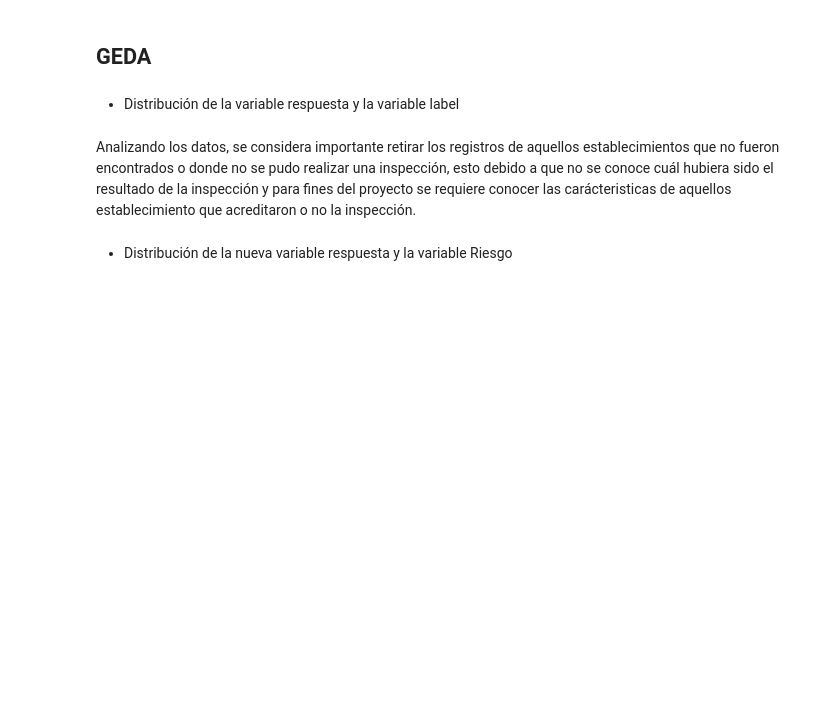
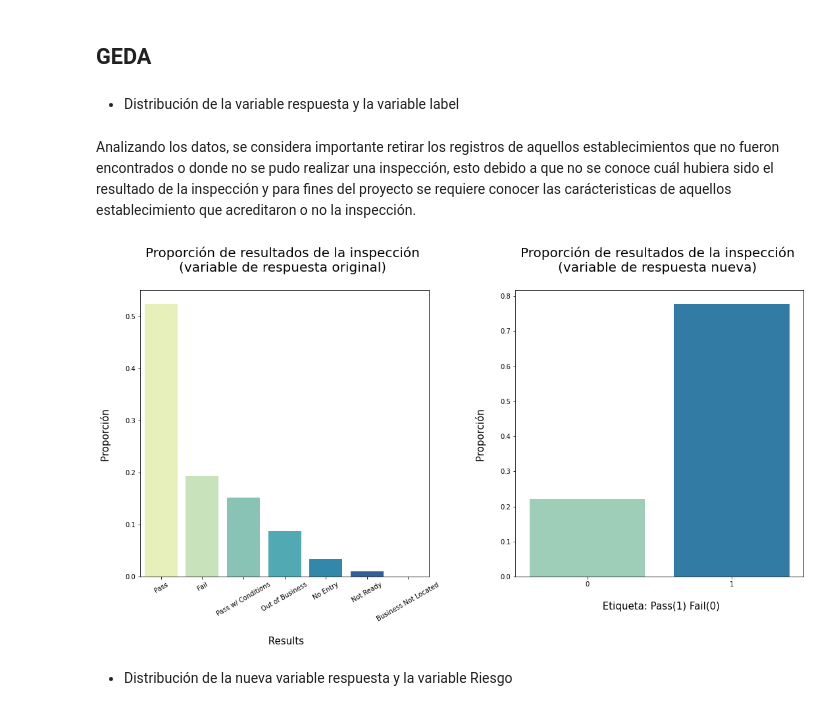
Before and after one commit to Acturio/DPA-Project, a Jupyter notebook: notebooks/EDA_DPA.ipynb, the cells around one changed output. Saved outputs shown, nothing was run; the diff lists cells and outputs as text; code cells hidden in the pictures; blank space fills up the shorter version.

```diff
--- a/notebooks/EDA_DPA.ipynb
+++ b/notebooks/EDA_DPA.ipynb
@@ -263,4 +179,4 @@ df_category_profiling
 - Renombrando columnas
 # %%
-df.rename(columns={col: clean_column(col) for col in df.columns.values}, inplace=True)
+df.rename(columns={col: utils.clean_column(col) for col in df.columns.values}, inplace=True)
 df.columns
@@ -343,29 +453,31 @@ df_label = df[df.results.isin(['Pass','Pass w/ Conditions', 'Fail'])]
 # %%
 fig = plt.figure(figsize=(20,8))
 fig.subplots_adjust(left=0.2, wspace=0.3)
 
 ax1 = plt.subplot2grid((1,2),(0,0))
 a = sns.barplot(x=df.results.value_counts().index,
                     y=df.results.value_counts()/len(df),
                     data=df,
                     palette='YlGnBu')
 plt.title("Proporción de resultados de la inspección \n(variable de respuesta original) \n", size= 20)
 plt.xlabel("\n Results", size = 15)
 plt.ylabel("Proporción \n", size = 15)
 a.set_xticklabels(a.get_xticklabels(), rotation=30)
-a.yaxis.set_major_formatter(plt.FuncFormatter(number_formatter))
+a.yaxis.set_major_formatter(plt.FuncFormatter(utils.number_formatter))
 
 ax1 = plt.subplot2grid((1,2),(0,1))
 b = sns.barplot(x=df_label.label.value_counts().index,
                     y=df_label.label.value_counts()/len(df_label),
                     data=df_label,
                     palette='YlGnBu')
 plt.title("Proporción de resultados de la inspección \n(variable de respuesta nueva) \n", size= 20)
 plt.xlabel("\n Etiqueta: Pass(1) Fail(0)", size = 15)
 plt.ylabel("Proporción \n", size = 15)
-b.yaxis.set_major_formatter(plt.FuncFormatter(number_formatter))
+b.yaxis.set_major_formatter(plt.FuncFormatter(utils.number_formatter))
 
 plt.show()
+# %% [output]
+[figure, added]
 # %% [markdown]
 * Distribución de la nueva variable respuesta y la variable Riesgo
 # %%
```
Also changed, not shown: parts of 49 cells of this notebook.
